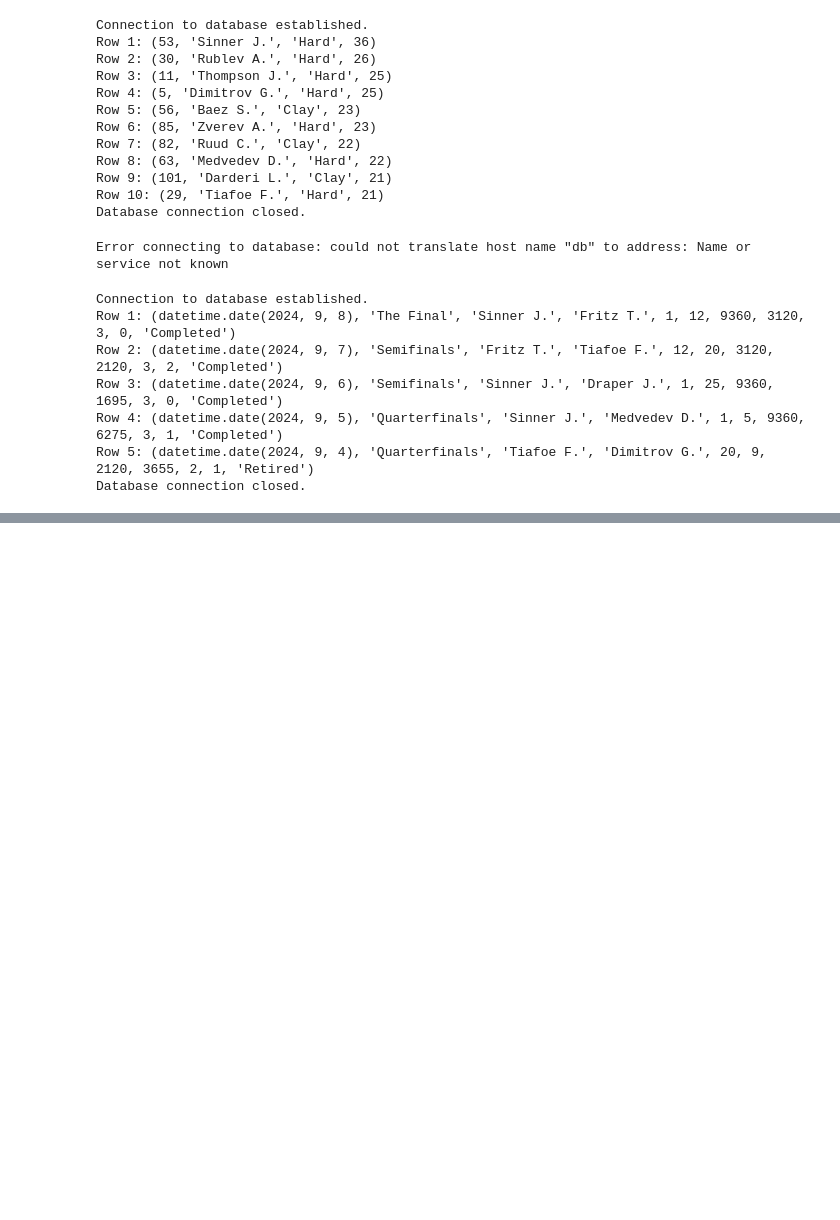
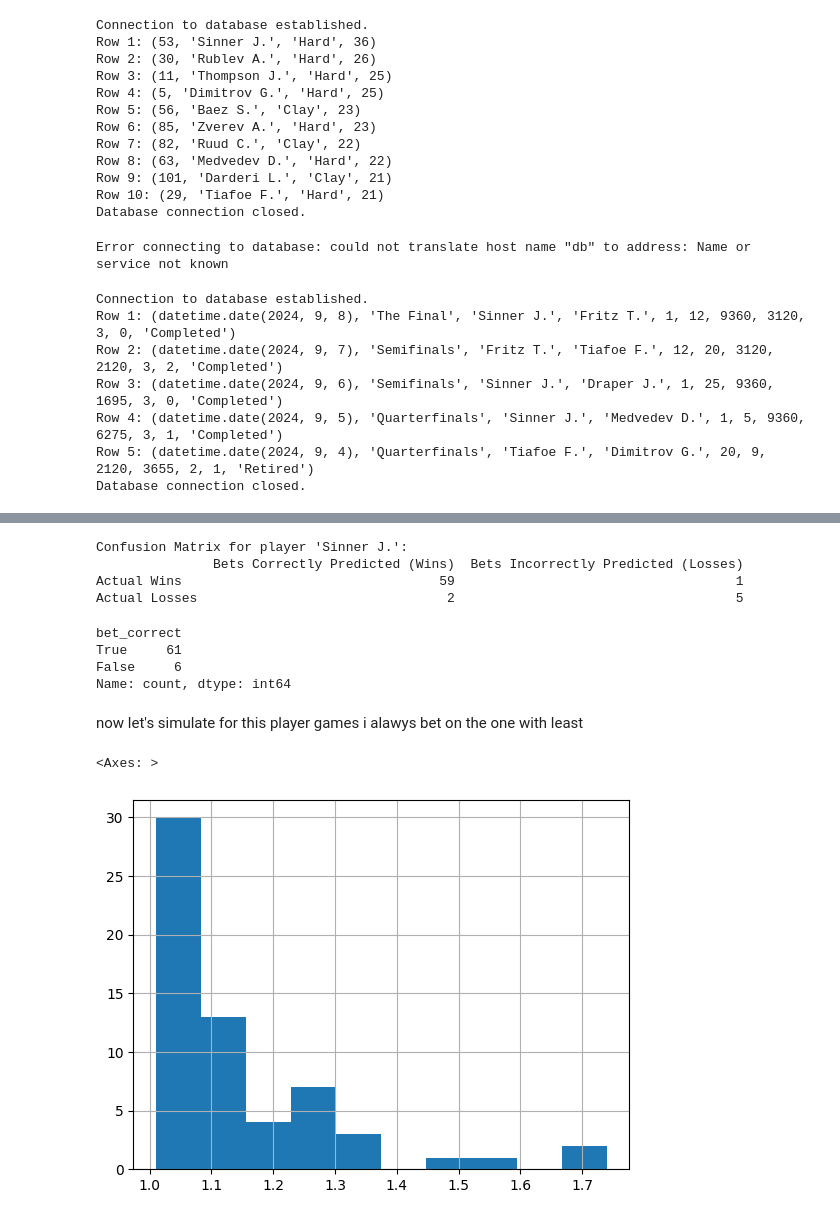
Before and after one commit to zediogocastro/smart-tennis-bet, a Jupyter notebook: simple_analytics.ipynb, the cells around one changed output, grey strips where cells are left out. Saved outputs shown, nothing was run; the diff lists cells and outputs as text; code cells hidden in the pictures; blank space fills up the shorter version.

```diff
--- a/simple_analytics.ipynb
+++ b/simple_analytics.ipynb
@@ -115,0 +123,4 @@ Database connection closed.
+# %%
+URL = "http://tennis-data.co.uk/2024/20234.xlsx"
+df = extract_data_from_excel(URL)
+df.tail(3)
@@ -115,0 +132,7 @@ Database connection closed.
+# %%
+player = "Sinner J."
+# %%
+df['bet_correct'] = df['AvgW'] < df['AvgL']
+# %%
+filtered_ddf = df[(df['Winner'] == player) | (df['Loser'] == player)]
+filtered_ddf.head()
@@ -115,0 +146,35 @@ Database connection closed.
+# %%
+# Initialize confusion matrix counts
+true_wins = len(df[(df['Winner'] == player) & (df['bet_correct'])])  # True Wins
+false_wins = len(df[(df['Loser'] == player) & (df['bet_correct'])])   # False Wins
+false_losses = len(df[(df['Winner'] == player) & (~df['bet_correct'])])  # False Losses
+true_losses = len(df[(df['Loser'] == player) & (~df['bet_correct'])])   # True Losses
+
+# Create a confusion matrix as a DataFrame
+confusion_matrix = pd.DataFrame({
+    'Bets Correctly Predicted (Wins)': [true_wins, false_wins],
+    'Bets Incorrectly Predicted (Losses)': [false_losses, true_losses]
+}, index=['Actual Wins', 'Actual Losses'])
+
+# Display the confusion matrix
+print(f"Confusion Matrix for player '{player}':")
+print(confusion_matrix)
+# %% [output]
+Confusion Matrix for player 'Sinner J.':
+               Bets Correctly Predicted (Wins)  Bets Incorrectly Predicted (Losses)
+Actual Wins                                 59                                    1
+Actual Losses                                2                                    5
+# %%
+filtered_ddf["bet_correct"].value_counts()
+# %% [output]
+bet_correct
+True     61
+False     6
+Name: count, dtype: int64
+# %% [markdown]
+now let's simulate for this player games i alawys bet on the one with least
+# %%
+filtered_ddf[filtered_ddf["bet_correct"]]["AvgW"].hist()
+# %% [output]
+<Axes: >
+[figure, added]
```
Also changed, not shown: parts of 7 cells of this notebook.
